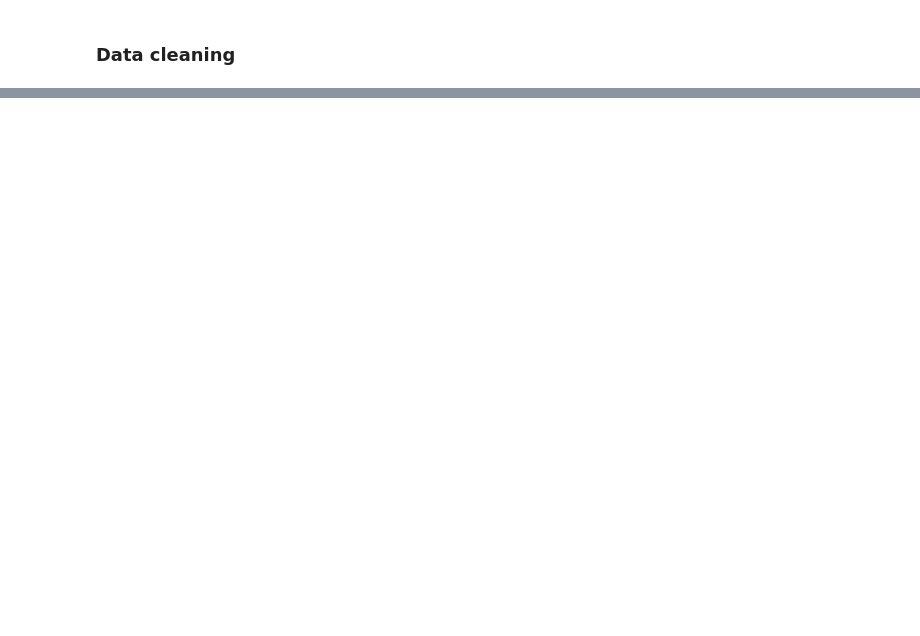
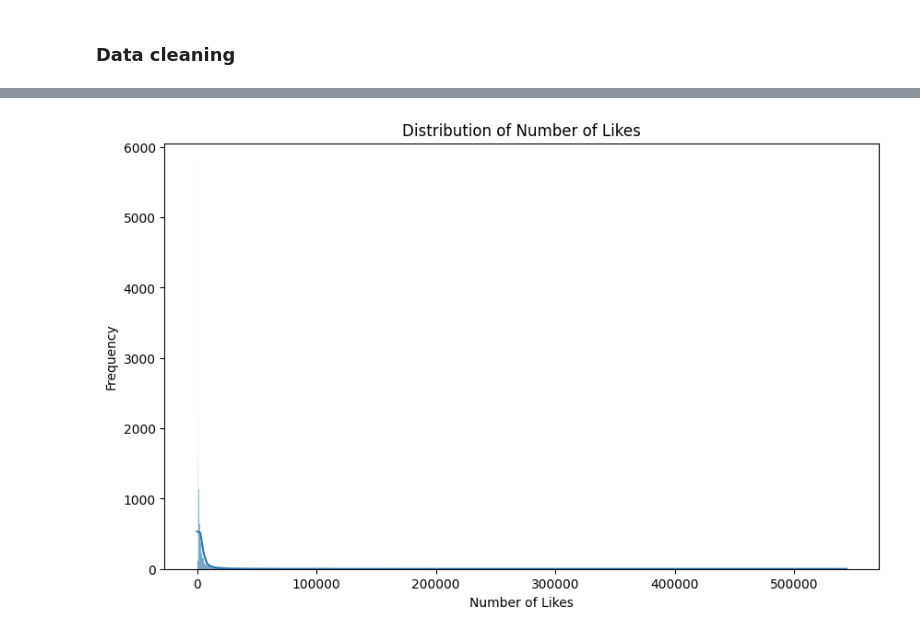
Before and after one commit to HuangT1ng/Social-media-post-Virality-prediction, a Jupyter notebook: Virality predictor.ipynb, the cells around one changed output, grey strips where cells are left out. Cells and saved outputs as stored; diff of their text form; code cells hidden in the pictures; blank space fills up the shorter version.

```diff
--- a/Virality predictor.ipynb
+++ b/Virality predictor.ipynb
@@ -118,0 +211,11 @@ data_cleaned.head()
+# %%
+data_cleaned['post_type'] = data_cleaned['post_type'].map({1: 'Photo', 2: 'Video'})
+
+plt.figure(figsize=(10, 6))
+sb.histplot(data_cleaned['numbr_likes'], kde=True)
+plt.title('Distribution of Number of Likes')
+plt.xlabel('Number of Likes')
+plt.ylabel('Frequency')
+plt.show()
+# %% [output]
+[figure, added]
```
Also changed, not shown: parts of 15 cells of this notebook.
